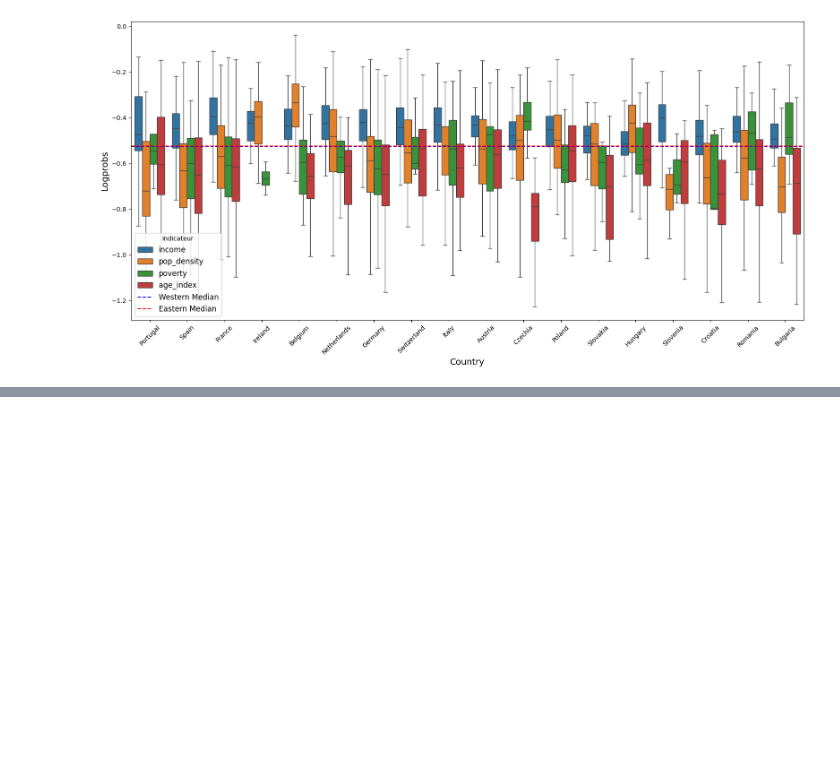
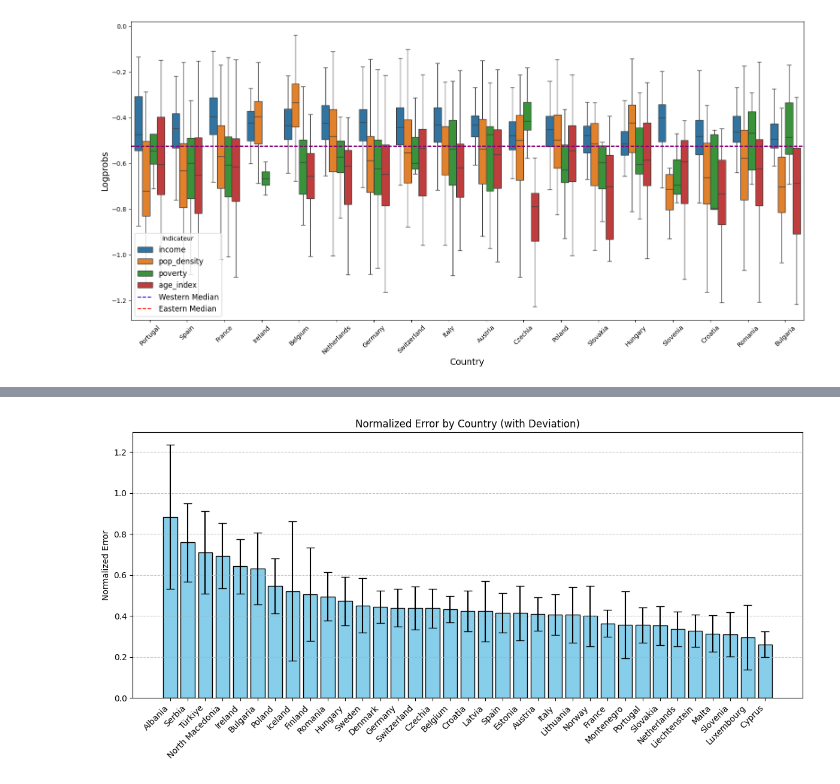
Before and after one commit to remydecoupes/Geo-MISSED, a Jupyter notebook: 4_synthized_results.ipynb, the cells around one changed output, grey strips where cells are left out. Cells and saved outputs as stored; diff of their text form; code cells hidden in the pictures; blank space fills up the shorter version.

```diff
--- a/4_synthized_results.ipynb
+++ b/4_synthized_results.ipynb
@@ -520,0 +505,3 @@ Mistral-7B-Instruct-v0.3
+# %%
+df_std = df_filtered.groupby("country")[["normalized_error", "normalized_error_deviation", "logprobs", "logprobs_deviation"]].mean()
+df_std
@@ -520,0 +527,13 @@ Mistral-7B-Instruct-v0.3
+# %%
+df_sorted = df_std.sort_values('normalized_error', ascending=False)
+
+plt.figure(figsize=(12, 6))
+plt.bar(df_sorted.index, df_sorted['normalized_error'], yerr=df_sorted['normalized_error_deviation'], capsize=5, color='skyblue', edgecolor='black')
+plt.xticks(rotation=45, ha='right')
+plt.ylabel('Normalized Error')
+plt.title('Normalized Error by Country (with Deviation)')
+plt.tight_layout()
+plt.grid(axis='y', linestyle='--', alpha=0.7)
+plt.show()
+# %% [output]
+[figure, added]
```
Also changed, not shown: parts of 20 cells of this notebook, 2 other files.
